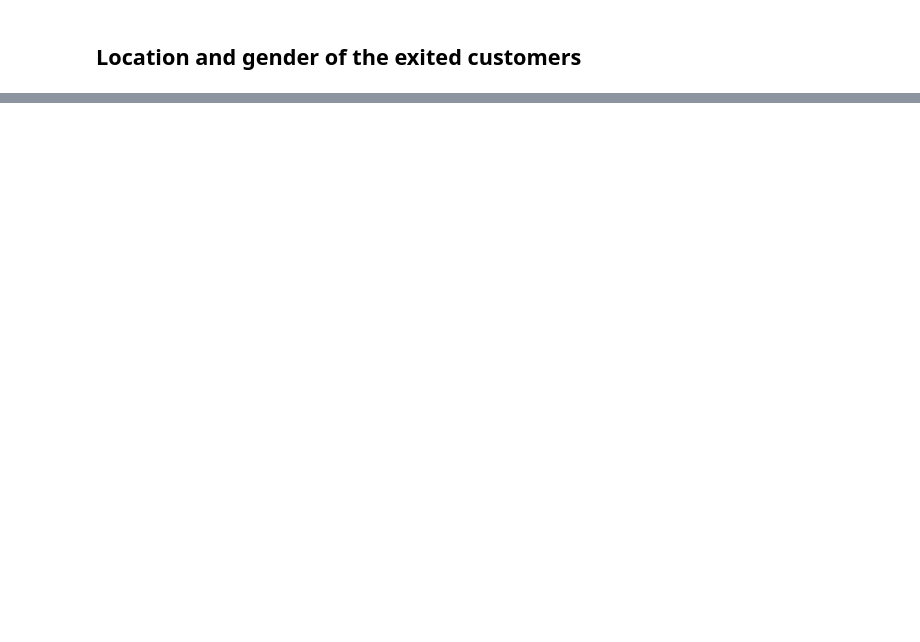
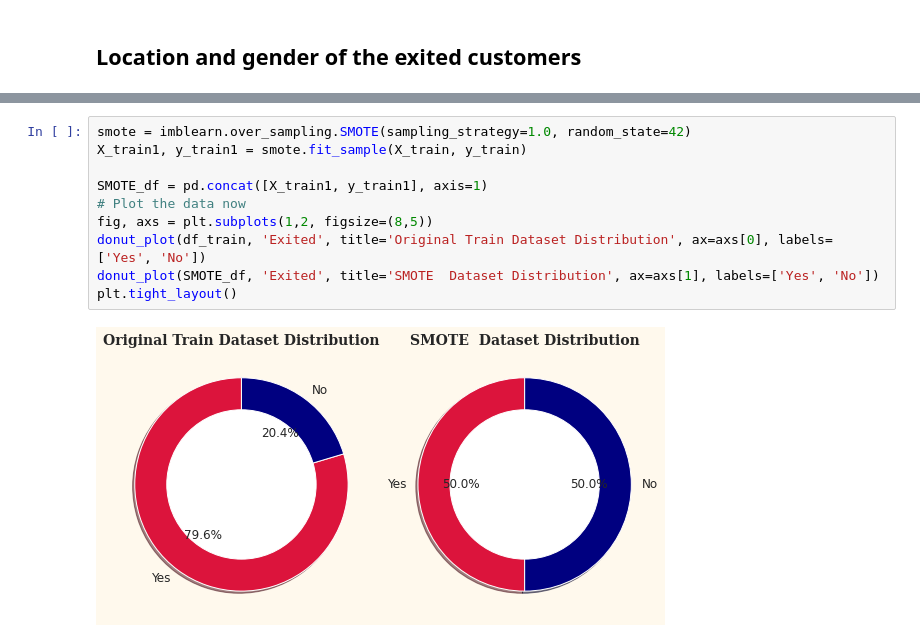
Before and after one commit to Kevin-Nduati/Bank-Customer-Churn-Modelling, a Jupyter notebook: Churn.ipynb, the cells around one changed output, grey strips where cells are left out. Drawn from its saved outputs; the diff is of its cells as text; blank space fills up the shorter version.

```diff
--- a/Churn.ipynb
+++ b/Churn.ipynb
@@ -265,0 +407,12 @@ Text(0.5, 0.98, 'Credit card usage by age')
+# %%
+smote = imblearn.over_sampling.SMOTE(sampling_strategy=1.0, random_state=42)
+X_train1, y_train1 = smote.fit_sample(X_train, y_train)
+
+SMOTE_df = pd.concat([X_train1, y_train1], axis=1)
+# Plot the data now
+fig, axs = plt.subplots(1,2, figsize=(8,5))
+donut_plot(df_train, 'Exited', title='Original Train Dataset Distribution', ax=axs[0], labels=['Yes', 'No'])
+donut_plot(SMOTE_df, 'Exited', title='SMOTE  Dataset Distribution', ax=axs[1], labels=['Yes', 'No'])
+plt.tight_layout()
+# %% [output]
+[figure, added]
```
Also changed, not shown: parts of 21 cells of this notebook, 3 other files.
